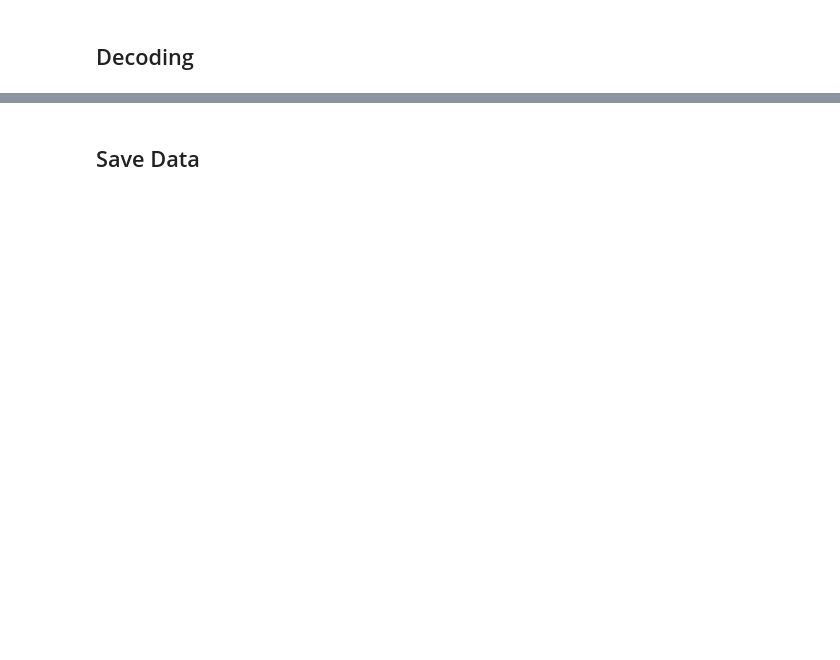
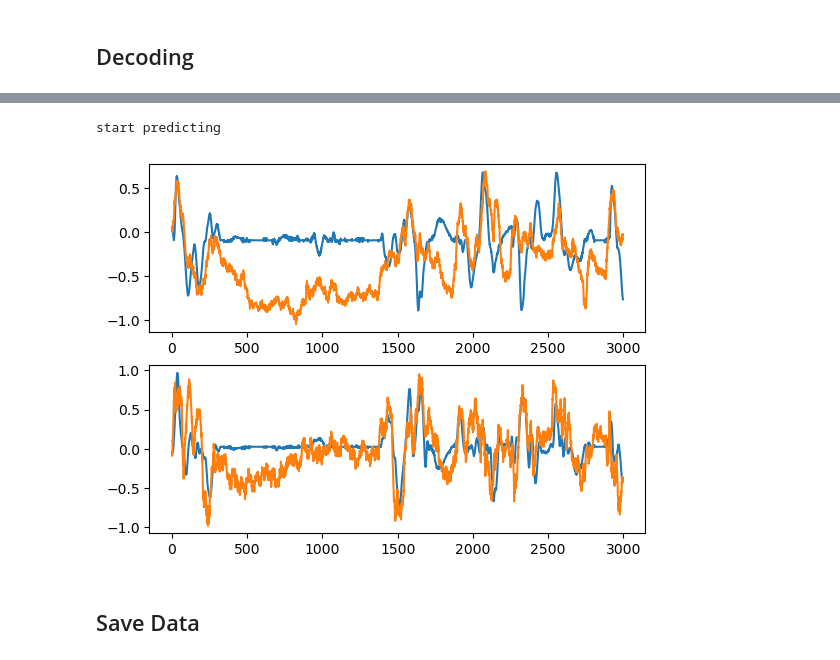
Before and after one commit to mingdong-li/Neural_Decoding, a Jupyter notebook: Example_pp_decoders.ipynb, the cells around one changed output, grey strips where cells are left out. Saved outputs shown, nothing was run; the diff lists cells and outputs as text; code cells hidden in the pictures; blank space fills up the shorter version.

```diff
--- a/Example_pp_decoders.ipynb
+++ b/Example_pp_decoders.ipynb
@@ -248,0 +254,15 @@ model_kfpp.model
+# %%
+from Neural_Decoding.PP_decoders import KalmanFilterPP
+# Q_factor should be changed based on the validation data
+model_kfpp=KalmanFilterPP(Distribution="Poisson", Q_factor=100)
+model_kfpp.fit(X_train,y_train)
+state_kfpp = model_kfpp.predict(X_test,y_test)
+
+fig, axs = plt.subplots(2, 1)
+axs[0].plot(y_test[:,0])
+axs[0].plot(state_kfpp[:,0])
+
+axs[1].plot(y_test[:,1])
+axs[1].plot(state_kfpp[:,1])
+plt.show()
+# %% [output]
@@ -249,3 +273,5 @@ model_kfpp.model
+start predicting
+[figure, added]
 # %% [markdown]
 ## Save Data
 # %%
```
Also changed, not shown: parts of 9 cells of this notebook, 1 other file.
